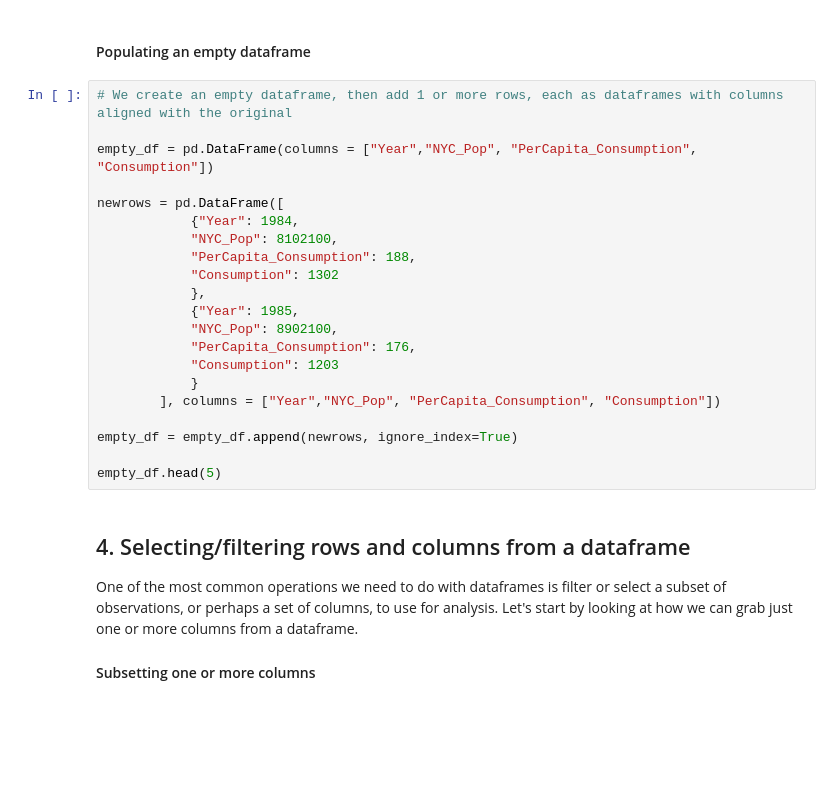
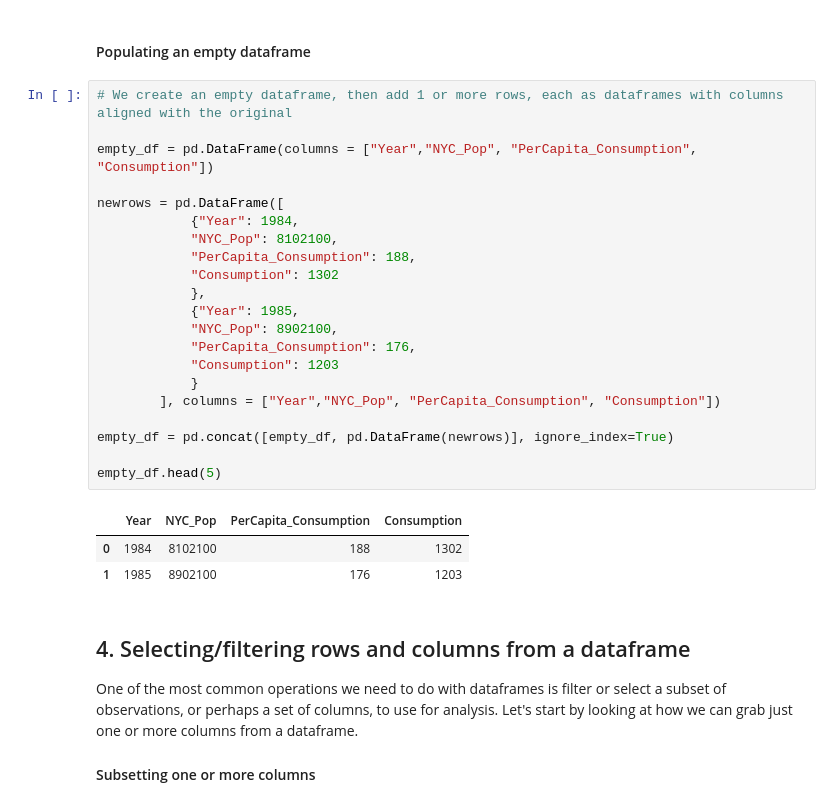
Before and after one commit to NYU-DataServices/startingpandas, a Jupyter notebook: session-notebook-complete.ipynb, the cells around one changed output. Saved outputs shown, nothing was run; the diff lists cells and outputs as text; blank space fills up the shorter version.

Commit message:
Updating for deprecation of append()

```diff
--- a/session-notebook-complete.ipynb
+++ b/session-notebook-complete.ipynb
@@ -188,24 +242,28 @@ df_from_csv.head(5)
 # %%
 # We create an empty dataframe, then add 1 or more rows, each as dataframes with columns aligned with the original
 
 empty_df = pd.DataFrame(columns = ["Year","NYC_Pop", "PerCapita_Consumption", "Consumption"])
 
 newrows = pd.DataFrame([
             {"Year": 1984,
             "NYC_Pop": 8102100,
             "PerCapita_Consumption": 188,
             "Consumption": 1302
             },
             {"Year": 1985,
             "NYC_Pop": 8902100,
             "PerCapita_Consumption": 176,
             "Consumption": 1203
             }
         ], columns = ["Year","NYC_Pop", "PerCapita_Consumption", "Consumption"])
 
-empty_df = empty_df.append(newrows, ignore_index=True)
+empty_df = pd.concat([empty_df, pd.DataFrame(newrows)], ignore_index=True)
 
 empty_df.head(5)
+# %% [output]
+|  | Year | NYC_Pop | PerCapita_Consumption | Consumption |
+| 0 | 1984 | 8102100 | 188 | 1302 |
+| 1 | 1985 | 8902100 | 176 | 1203 |
 # %% [markdown]
 ## 4. Selecting/filtering rows and columns from a dataframe
 
```
Also changed, not shown: parts of 48 cells of this notebook, 9 other files.
